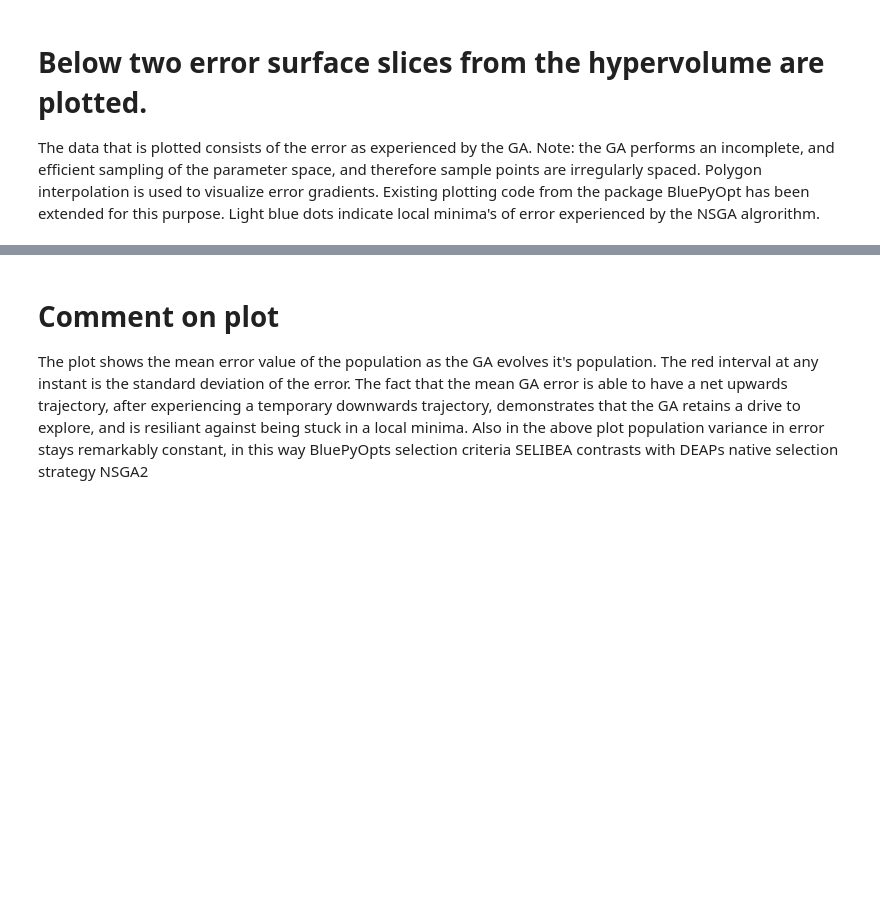
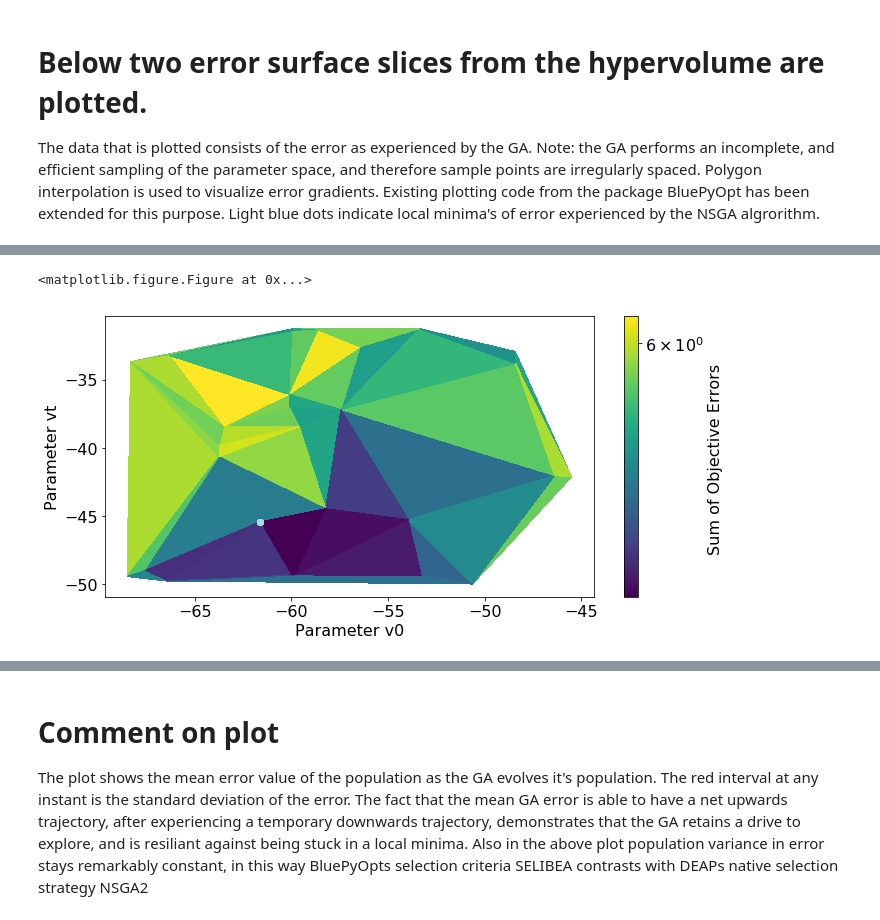
Before and after one commit to scidash/neuronunit, a Jupyter notebook: neuronunit/unit_test/test_ga_versus_grid.ipynb, the cells around one changed output, grey strips where cells are left out. Saved outputs shown, nothing was run; the diff lists cells and outputs as text; code cells hidden in the pictures; blank space fills up the shorter version.

```diff
--- a/neuronunit/unit_test/test_ga_versus_grid.ipynb
+++ b/neuronunit/unit_test/test_ga_versus_grid.ipynb
@@ -246,6 +295,9 @@ plot_surface(4,-3,td,history)
 # %%
 
-plot_surface(1,2,td,history)
+plot_surface('v0','vt',td,history)
+# %% [output]
+<matplotlib.figure.Figure at 0x...>
+[figure, added]
 # %%
 if USE_CACHED_GS:
     import pickle
```
Also changed, not shown: parts of 8 cells of this notebook, 1 other file.
